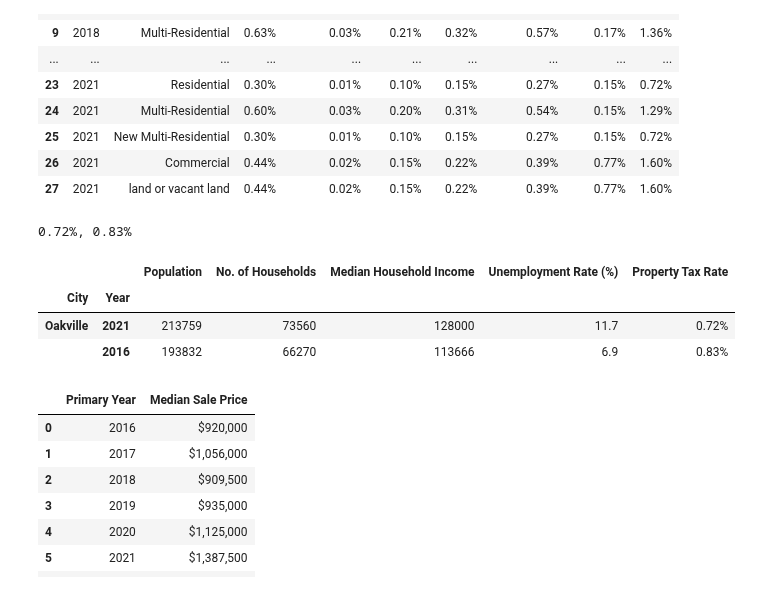
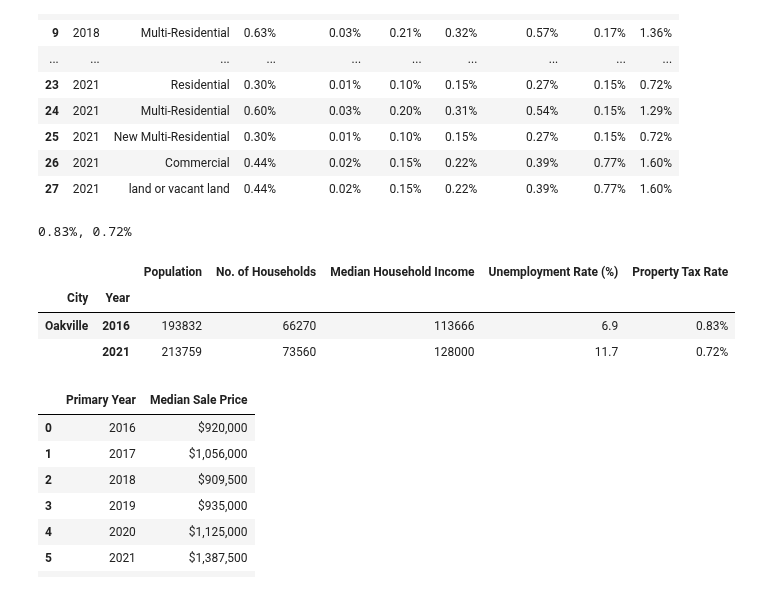
Before and after one commit to MaisieDeGraaf/oakville-housing-analysis, a Jupyter notebook: Code-Pooja/Housing.ipynb, the cells around one changed output. Drawn from its saved outputs; the diff is of its cells as text; code cells hidden in the pictures.

```diff
--- a/Code-Pooja/Housing.ipynb
+++ b/Code-Pooja/Housing.ipynb
@@ -67,8 +65,8 @@ print(f"{pop_2021}, {pop_2016}")
 #Create a DataFrame for Population:
 
 Oakville_pop = pd.DataFrame({'City': ['Oakville', 'Oakville' ],
-                          'Year': ['2021',' 2016'],
-                          'Population': [pop_2021, pop_2016]
+                          'Year': ['2016',' 2021'],
+                          'Population': [pop_2016, pop_2021]
                          })
 Oakville_df = Oakville_pop.set_index(['City', 'Year'])
 Oakville_df
@@ -90,5 +88,5 @@ print(f"{combined_df.iloc[59]['2021'].astype(int)}, {combined_df.iloc[59]['2016'
 # %%
-Oakville_df["No. of Households"] = [combined_df.iloc[58]['2021'].astype(int), combined_df.iloc[58]['2016'].astype(int)]
+Oakville_df["No. of Households"] = [combined_df.iloc[58]['2016'].astype(int), combined_df.iloc[58]['2021'].astype(int)]
 Oakville_df
 # %% [output]
 |  |  | Population | No. of Households |
@@ -98,5 +96,5 @@ Oakville_df
 # %%
-Oakville_df["Median Household Income"] = [combined_df.iloc[59]['2021'].astype(int), combined_df.iloc[59]['2016'].astype(int)]
+Oakville_df["Median Household Income"] = [combined_df.iloc[59]['2016'].astype(int), combined_df.iloc[59]['2021'].astype(int)]
 Oakville_df
 # %% [output]
 |  |  | Population | No. of Households | Median Household Income |
@@ -116,5 +115,5 @@ print(f"{unemp_2021}, {unemp_2016}")
 # %%
-Oakville_df["Unemployment Rate (%)"] = [combined_df.iloc[190]['2021'].astype(float), combined_df.iloc[190]['2016'].astype(float)]
+Oakville_df["Unemployment Rate (%)"] = [combined_df.iloc[190]['2016'].astype(float), combined_df.iloc[190]['2021'].astype(float)]
 Oakville_df
 # %% [output]
 |  |  | Population | No. of Households | Median Household Income | Unemployment Rate (%) |
@@ -149,21 +148,22 @@ tax_df
 | 26 | 2021 | Commercial | 0.44% | 0.02% | 0.15% | 0.22% | 0.39% | 0.77% | 1.60% |
 | 27 | 2021 | land or vacant land | 0.44% | 0.02% | 0.15% | 0.22% | 0.39% | 0.77% | 1.60% |
 # %%
+oakville_tax_2016 = tax_df.iloc[0]['Total']
+oakville_tax_2016
 oakville_tax_2021 = tax_df.iloc[23]['Total']
 oakville_tax_2021
-oakville_tax_2016 = tax_df.iloc[0]['Total']
-oakville_tax_2016
-print(f"{oakville_tax_2021}, {oakville_tax_2016}")
+
+print(f"{oakville_tax_2016}, {oakville_tax_2021}")
 # %% [output]
-0.72%, 0.83%
+0.83%, 0.72%
 # %%
-Oakville_df["Property Tax Rate"] = [oakville_tax_2021, oakville_tax_2016]
+Oakville_df["Property Tax Rate"] = [oakville_tax_2016, oakville_tax_2021]
 Oakville_df
 # %% [output]
 |  |  | Population | No. of Households | Median Household Income | Unemployment Rate (%) | Property Tax Rate |
 | City | Year |  |  |  |  |  |
-| Oakville | 2021 | 213759 | 73560 | 128000 | 11.7 | 0.72% |
-|  | 2016 | 193832 | 66270 | 113666 | 6.9 | 0.83% |
+| Oakville | 2016 | 193832 | 66270 | 113666 | 6.9 | 0.83% |
+|  | 2021 | 213759 | 73560 | 128000 | 11.7 | 0.72% |
 # %%
 #Housing Price
 
```
Also changed, not shown: parts of 19 cells of this notebook, 1 other file.
